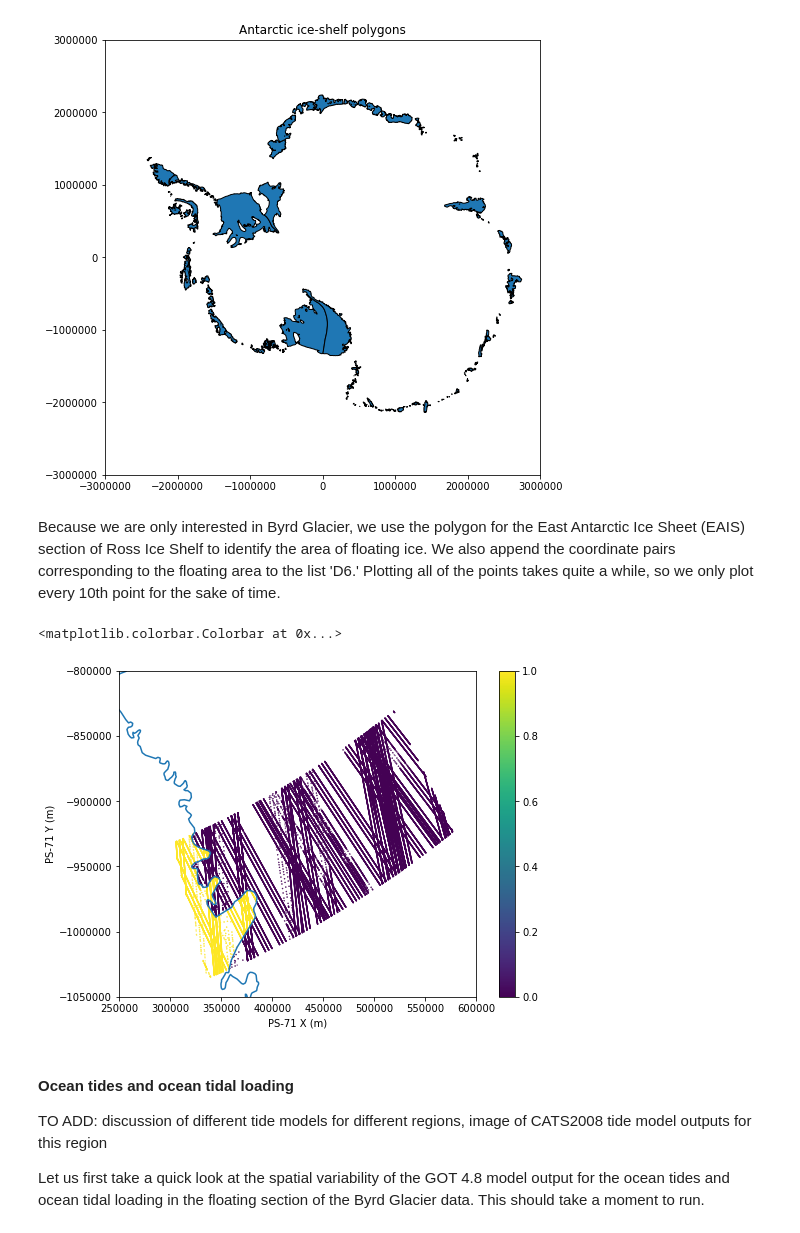
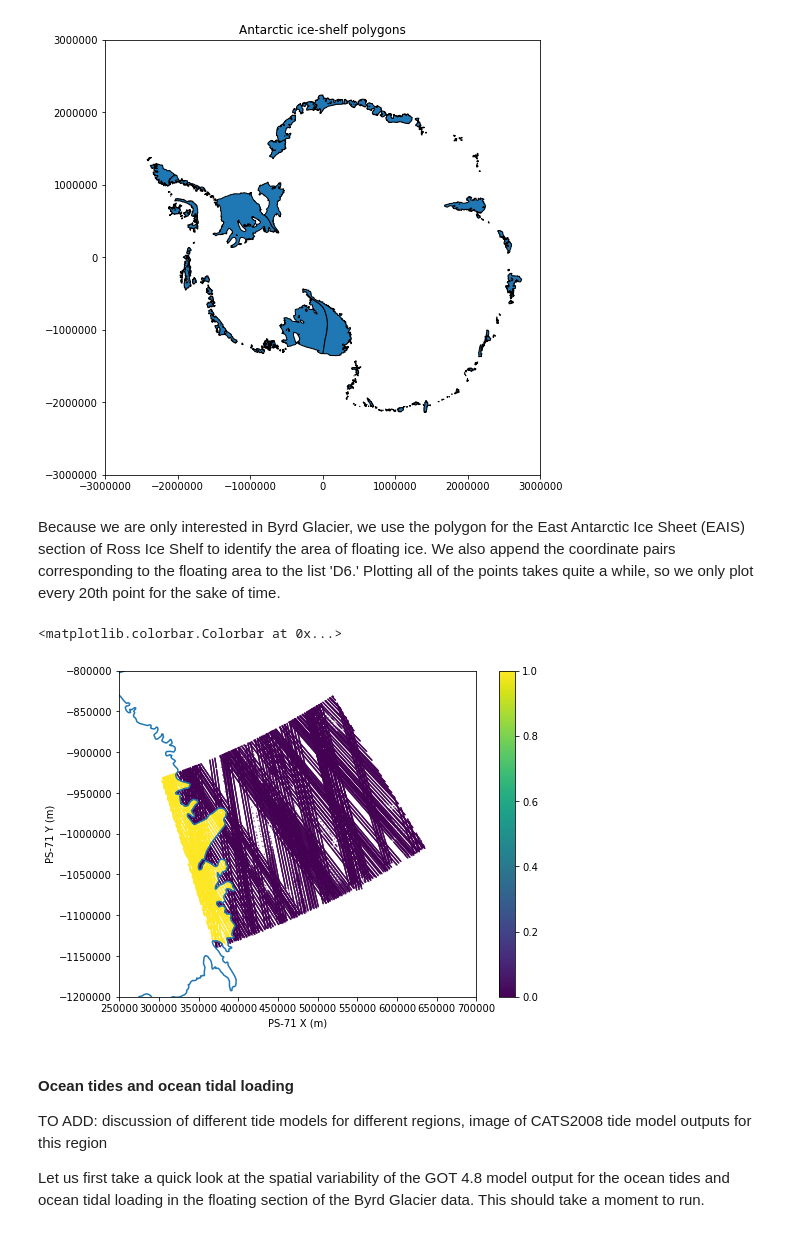
Before and after one commit to ICESAT-2HackWeek/data-correction, a Jupyter notebook: data_correction.ipynb, the cells around one changed output. Drawn from its saved outputs; the diff is of its cells as text; code cells hidden in the pictures.

```diff
--- a/data_correction.ipynb
+++ b/data_correction.ipynb
@@ -23,7 +23,8 @@ We will start with the same ATL06 data that Ben used in his cloud and data quali
 Download the relevant data for the tutorial here
 s3://pangeo-data-upload-oregon/icesat2/data-correction/
 # %%
-data_dir = '/home/jovyan/data_correction_local/external_data/Byrd_glacier'
+external_data = '/home/jovyan/external_data'
+data_dir = external_data + '/Byrd_glacier'
 D6 = []
 datasets = {'land_ice_segments': ['h_li','latitude','longitude','atl06_quality_summary'],
              'land_ice_segments/geophysical': ['tide_load','dac','tide_ocean'],
@@ -31,8 +32,8 @@ datasets = {'land_ice_segments': ['h_li','latitude','longitude','atl06_quality_s
 files = glob(data_dir + '/*.h5')
 
 pairs=[1, 2, 3]
-beams=['l','r']
-for file in files:
+beams=['r']
+for file in files[::2]:
     this_name = os.path.basename(file)
     with h5py.File(file) as h5f:
         for pair in pairs:
@@ -55,5 +56,5 @@ for file in files:
                     temp['h_li'][temp['atl06_quality_summary']] = np.NaN
                     D6.append(temp)
 
-print("read %d beam/pair combinations" % (len(D6)))
+print("read %d beams" % (len(D6)))
 # %% [output]
@@ -80,0 +64,8 @@ read 250 beam/pair combinations
+# %%
+plt.figure(figsize = (10,10))
+for Di in D6:
+    plt.scatter(Di['x'][::20],Di['y'][::20],c = Di['h_li'][::20],s = 0.1,vmin = 0,vmax = 2000)
+plt.colorbar()
+plt.axis('equal')
+plt.xlim([250000,700000])
+plt.ylim([-1200000,-800000])
@@ -91,7 +85,7 @@ plt.figure(figsize = (8,8))
 ax = plt.axes()
 ax.set_aspect('equal')
 
-shapefile = gpd.read_file('/home/jovyan/data_correction/external_data/IceShelf_Antarctica_v1.shp')
+shapefile = gpd.read_file(external_data + '/IceShelf_Antarctica_v1.shp')
 for polygon in shapefile.geometry:
     patch = PolygonPatch(polygon)
     ax.add_patch(patch)
@@ -102,31 +96,31 @@ plt.title('Antarctic ice-shelf polygons')
 Text(0.5, 1.0, 'Antarctic ice-shelf polygons')
 [figure]
 # %% [markdown]
-Because we are only interested in Byrd Glacier, we use the polygon for the East Antarctic Ice Sheet (EAIS) section of Ross Ice Shelf to identify the area of floating ice. We also append the coordinate pairs corresponding to the floating area to the list 'D6.' Plotting all of the points takes quite a while, so we only plot every 10th point for the sake of time.
+Because we are only interested in Byrd Glacier, we use the polygon for the East Antarctic Ice Sheet (EAIS) section of Ross Ice Shelf to identify the area of floating ice. We also append the coordinate pairs corresponding to the floating area to the list 'D6.' Plotting all of the points takes quite a while, so we only plot every 20th point for the sake of time.
 # %%
 polygon = shapefile.geometry[76] # Item 76 is the polygon for the EAIS section of Ross Ice Shelf
 xp, yp = polygon.exterior.coords.xy
 coords = np.squeeze(np.dstack((xp,yp)))
-poly_mpl = pth.Path(coords[::1,:])
+poly_mpl = path.Path(coords)
 
 for Di in D6: # Add 'mask' dataset (containing the x-y coordinate pairs within the mask) to list D6 for each beam/pair combination
     Di['mask'] = poly_mpl.contains_points(np.transpose([Di['x'],Di['y']]))
 
 plt.figure(figsize = (8,6))
 plt.plot(*polygon.exterior.xy);
-plt.xlim([250000,600000])
-plt.ylim([-1050000,-800000])
+plt.xlim([250000,700000])
+plt.ylim([-1200000,-800000])
 
 for Di in D6:
-    plt.scatter(Di['x'][::10],Di['y'][::10],c = Di['mask'][::10],s = 0.1)
+    plt.scatter(Di['x'][::20],Di['y'][::20],c = Di['mask'][::20],s = 0.1)
     plt.clim([0,1])
-
+plt.axis('equal')
 plt.xlabel('PS-71 X (m)')
 plt.ylabel('PS-71 Y (m)')
 plt.colorbar()
 # %% [output]
 <matplotlib.colorbar.Colorbar at 0x...>
-[figure, old version]
+[figure, new version]
 # %% [markdown]
 #### Ocean tides and ocean tidal loading
 
```
Also changed, not shown: parts of 15 cells of this notebook.
